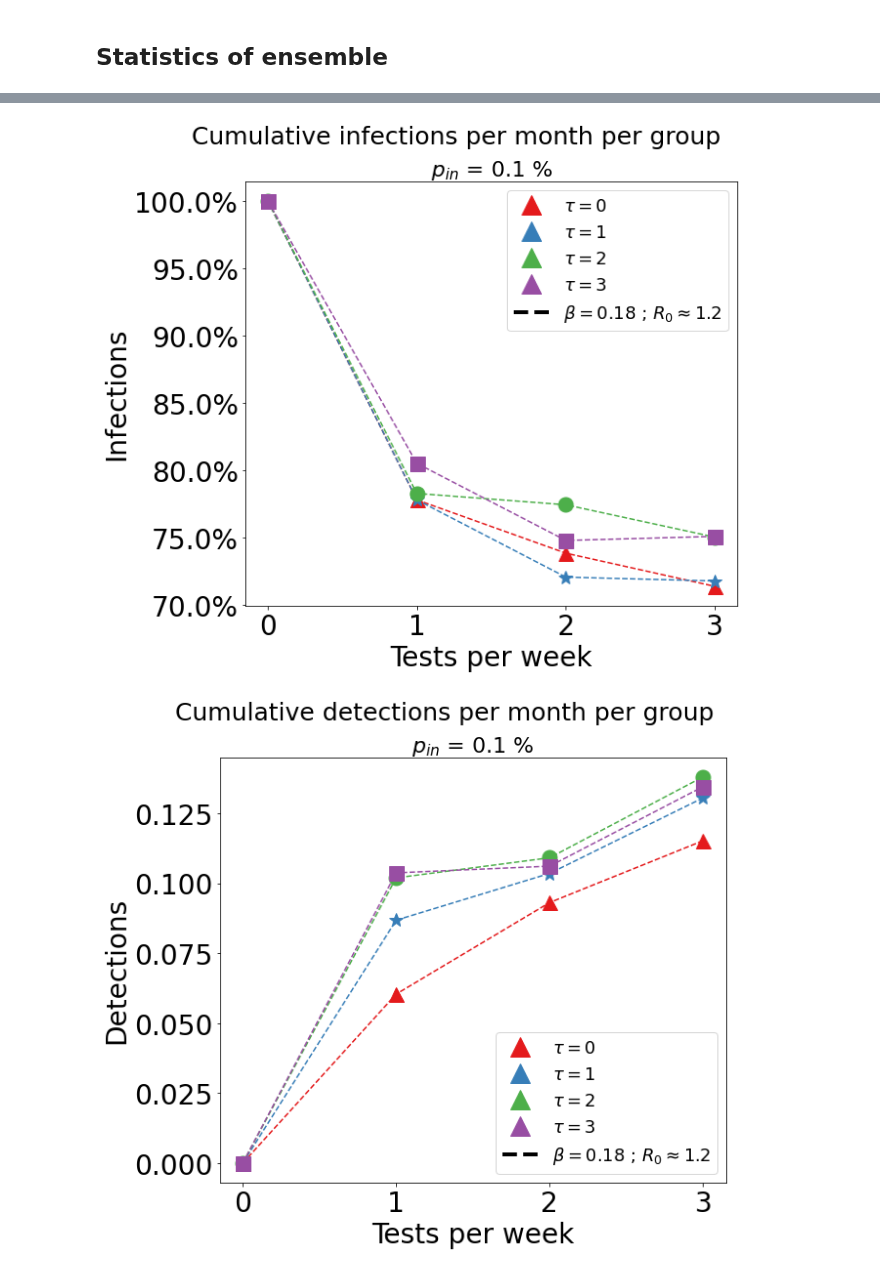
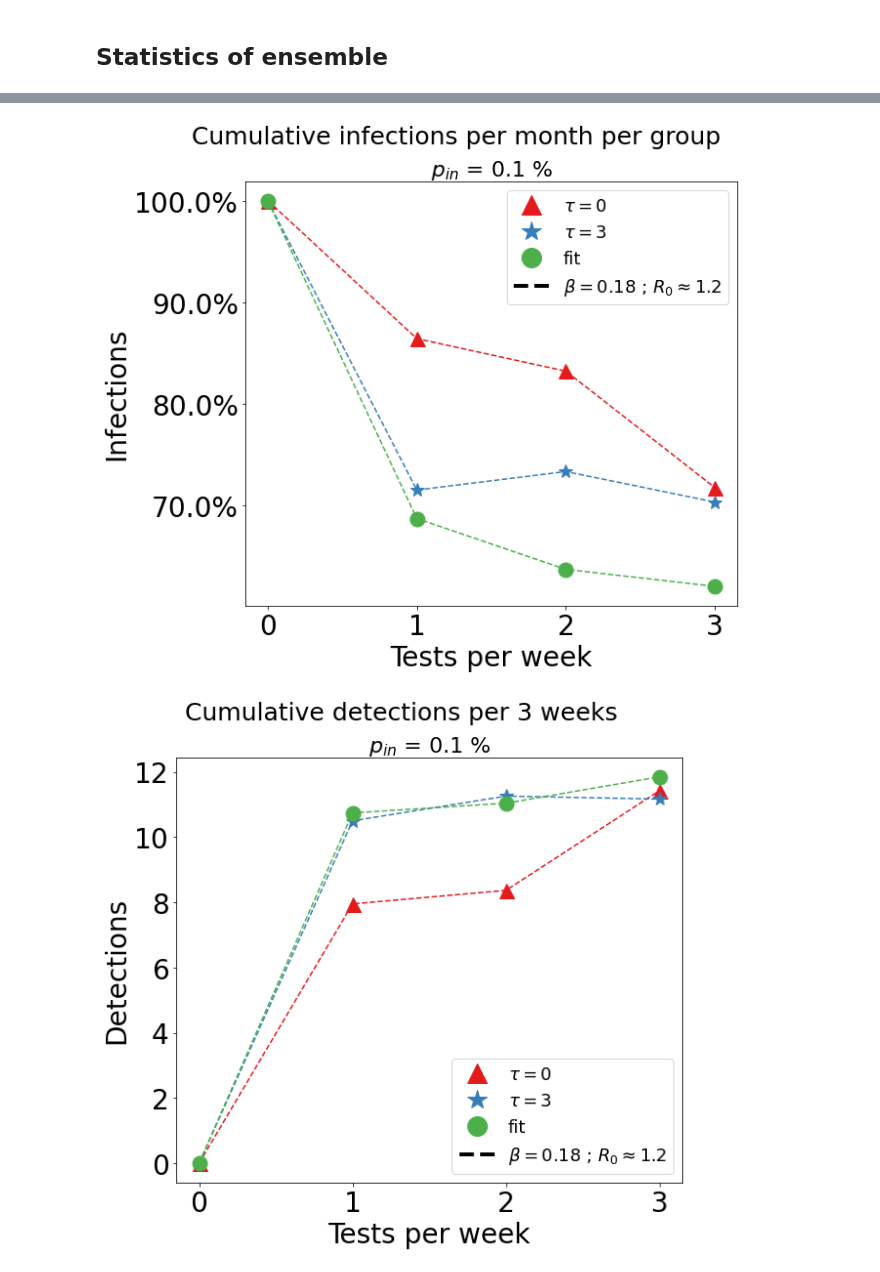
Before and after one commit to betoto008/Epidemiology_2020, a Jupyter notebook: Jupyter_Notebooks/Kitas_Schools/Kitas_ensemble.ipynb, the cells around one changed output, grey strips where cells are left out. Cells and saved outputs as stored; diff of their text form; code cells hidden in the pictures.

Commit message:
including detection rate curve in model imac

```diff
--- a/Jupyter_Notebooks/Kitas_Schools/Kitas_ensemble.ipynb
+++ b/Jupyter_Notebooks/Kitas_Schools/Kitas_ensemble.ipynb
@@ -269,10 +257,10 @@ testing_days=[[0], [2], [1,3], [0,2,4]]
 testing_days2=["0", "2", "13", "024"]
 betas=[0.18]
 p_in_s=[0.0011, 0.011]
-taus=[0,1, 2, 3]
+taus=[0, 3, 4]
 
-colors = plt.cm.Set1(range(4))
-markers = ['^', '*', 'o', 's']
+colors = plt.cm.Set1(range(5))
+markers = ['^', '*', 'o', 's', '.']
 z = 1
 fig, ax = plt.subplots(1,3,figsize = (30,10), gridspec_kw={'width_ratios': [1, 1, 0.2], 'wspace' : .4, 'top':0.8})
 fig2, ax2 = plt.subplots(1,3,figsize = (30,10), gridspec_kw={'width_ratios': [1, 1, 0.2], 'wspace' : .3, 'top':0.8})
@@ -299,7 +287,7 @@ for k, beta in enumerate(betas):
                 ax[l].set_ylabel('Infections', fontsize = 28)
 
             ax2[l].set_title(r'$p_{in}$ = %.1f %%'%(p_in*100), fontsize = 30)
-            ax2[l].plot([0,1,2,3],means_det, marker = markers[j], linestyle = '--', color = colors[j], ms = 15)
+            ax2[l].plot([0,1,2,3],(means_det*3/4)*111, marker = markers[j], linestyle = '--', color = colors[j], ms = 15)
             ax2[l].tick_params(labelsize = 28)
             ax2[l].set_xticks([0,1,2,3])
             #ax2[int(l/2),l%2].yaxis.set_major_formatter(PercentFormatter(1))
@@ -307,8 +295,9 @@ for k, beta in enumerate(betas):
             if(l%2==0):
                 ax2[l].set_ylabel('Detections', fontsize = 28)
 
-custom_lines = [Line2D([0], [0],linestyle = '', marker = '^', ms = 20, color= i, lw=4) for i in colors]
-labels = [r'$\tau = 0$', r'$\tau = 1$', r'$\tau = 2$', r'$\tau = 3$']
+custom_lines = [Line2D([0], [0],linestyle = '', marker = markers[j], ms = 20, color= colors[j], lw=4) for j,color in enumerate(taus)]
+#labels = [r'$\tau = 0$', r'$\tau = 1$', r'$\tau = 2$', r'$\tau = 3$', 'fit']
+labels = [r'$\tau = 0$', r'$\tau = 3$', 'fit']
 custom_lines2 = [Line2D([0], [0],linestyle = '--', color='k', lw=4)]
 labels2 = [r'$\beta = %.2f$ ; $R_0 \approx 1.2$'%(i) for i in betas]
 ax[2].axis('off')
@@ -318,14 +307,14 @@ ax[2].legend(np.concatenate((custom_lines, custom_lines2)), np.concatenate((labe
 
 fig.suptitle('Cumulative infections per month per group', fontsize = 34)
 #fig.savefig('../../Figures/Kitas_Schools/statistics_infections_beta-%.2f.pdf'%(beta))
-fig.savefig('../../Figures/Kitas_Schools/statistics_infections_beta-%.2f_percent_%d.png'%(beta, times))
+fig.savefig('../../Figures/Kitas_Schools/Constant_times/statistics_infections_beta-%.2f_percent_%d.png'%(beta, times))
 
 ax2[2].axis('off')
 ax2[2].legend(custom_lines, labels, fontsize = 28, loc = (-.8,0.4))
 ax2[2].legend(custom_lines2, labels2, fontsize =30, loc = (-.8,0.2))
 ax2[2].legend(np.concatenate((custom_lines, custom_lines2)), np.concatenate((labels, labels2)), fontsize = 28, loc = (-.8,0.2))
 
-fig2.suptitle('Cumulative detections per month per group', fontsize = 34)
+fig2.suptitle('Cumulative detections per 3 weeks', fontsize = 34)
 #fig2.savefig('../../Figures/Kitas_Schools/statistics_infections_beta-%.2f.pdf'%(beta))
-fig2.savefig('../../Figures/Kitas_Schools/statistics_infections_beta-%.2f_%d.png'%(beta, times))
+fig2.savefig('../../Figures/Kitas_Schools/Constant_times/statistics_infections_beta-%.2f_%d.png'%(beta, times))
 # %% [output]
@@ -339,10 +328,10 @@ testing_days=[[0], [2], [1,3], [0,2,4]]
 testing_days2=["0", "2", "13", "024"]
 betas=[0.18]
 p_in_s=[0.0011]
-taus=[0, 1, 2, 3]
+taus=[0, 3, 4]
 
-colors = plt.cm.Set1(range(4))
-markers = ['^', '*', 'o', 's']
+colors = plt.cm.Set1(range(5))
+markers = ['^', '*', 'o', 's', '.']
 z = 1
 fig, ax = plt.subplots(1,1,figsize = (10,8), gridspec_kw={'left':0.2})
 fig2, ax2 = plt.subplots(1,1,figsize = (10,8), gridspec_kw={'left':0.18})
@@ -362,41 +351,42 @@ for k, beta in enumerate(betas):
             ax.set_title(r'$p_{in}$ = %.1f %%'%(p_in*100), fontsize = 22)
             ax.plot([0,1,2,3],means_inf/z, marker = markers[j], linestyle = '--', color = colors[j], ms = 15)
             #ax.errorbar(x=[0,1,2,3],y=means, yerr=stds/2 , color = colors[j], capsize = 10)
             ax.tick_params(labelsize = 28)
             ax.set_xticks([0,1,2,3])
             ax.yaxis.set_major_formatter(PercentFormatter(1))
             ax.set_xlabel('Tests per week', fontsize = 28)
             ax.set_ylabel('Infections', fontsize = 28)
 
             ax2.set_title(r'$p_{in}$ = %.1f %%'%(p_in*100), fontsize = 22)
-            ax2.plot([0,1,2,3],means_det, marker = markers[j], linestyle = '--', color = colors[j], ms = 15)
+            ax2.plot([0,1,2,3],111*(means_det*3)/4, marker = markers[j], linestyle = '--', color = colors[j], ms = 15)
             #ax2.errorbar(x=[0,1,2,3],y=means, yerr=stds/2 , color = colors[j], capsize = 10)
             ax2.tick_params(labelsize = 28)
             ax2.set_xticks([0,1,2,3])
             ax2.set_xlabel('Tests per week', fontsize = 28)
             ax2.set_ylabel('Detections', fontsize = 28)
 
-custom_lines = [Line2D([0], [0],linestyle = '', marker = '^', ms = 20, color= i, lw=4) for i in colors]
-labels = [r'$\tau = 0$', r'$\tau = 1$', r'$\tau = 2$', r'$\tau = 3$']
+custom_lines = [Line2D([0], [0],linestyle = '', marker = markers[j], ms = 20, color= colors[j], lw=4) for j,color in enumerate(taus)]
+labels = [r'$\tau = 0$', r'$\tau = 1$', r'$\tau = 2$', r'$\tau = 3$', 'fit']
+labels = [r'$\tau = 0$', r'$\tau = 3$', 'fit']
 #custom_lines2 = [Line2D([0], [0],linestyle = '--', color='k', lw=4)]
 #labels2 = [r'$\beta = %.1f$ ; $R_0 \approx 1.2$'%(i) for i in betas]
 #ax.axis('off')
 #ax.axis('off')
 ax.legend(custom_lines, labels, fontsize = 22, loc = 0)
 #ax.legend(custom_lines2, labels2, fontsize =30, loc = (-.8,0.5))
 ax.legend(np.concatenate((custom_lines, custom_lines2)), np.concatenate((labels, labels2)), fontsize = 18, loc = 0)
 ax2.legend(np.concatenate((custom_lines, custom_lines2)), np.concatenate((labels, labels2)), fontsize = 18, loc = 0)
 
 fig.suptitle('Cumulative infections per month per group', fontsize = 25)
 #fig.savefig('../../Figures/Kitas_Schools/statistics_infections_beta-%.2f_estimate.pdf'%(beta))
-fig.savefig('../../Figures/Kitas_Schools/statistics_infections_beta-%.2f_estimate_percent_%d.png'%(beta, times))
+fig.savefig('../../Figures/Kitas_Schools/Constant_times/statistics_infections_beta-%.2f_estimate_percent_%d.png'%(beta, times))
 
-fig2.suptitle('Cumulative detections per month per group', fontsize = 25)
+fig2.suptitle('Cumulative detections per 3 weeks', fontsize = 25)
 #fig2.savefig('../../Figures/Kitas_Schools/statistics_detections_beta-%.2f_estimate.pdf'%(beta))
-fig2.savefig('../../Figures/Kitas_Schools/statistics_detections_beta-%.2f_estimate_%d.png'%(beta, times))
+fig2.savefig('../../Figures/Kitas_Schools/Constant_times/statistics_detections_beta-%.2f_estimate_%d.png'%(beta, times))
 # %% [output]
-[figure, old version]
+[figure, new version]
-[figure, old version]
+[figure, new version]
 # %%
 from matplotlib.ticker import PercentFormatter
 n_ensemble = 100
```
Also changed, not shown: parts of 11 cells of this notebook, 44 other files.
